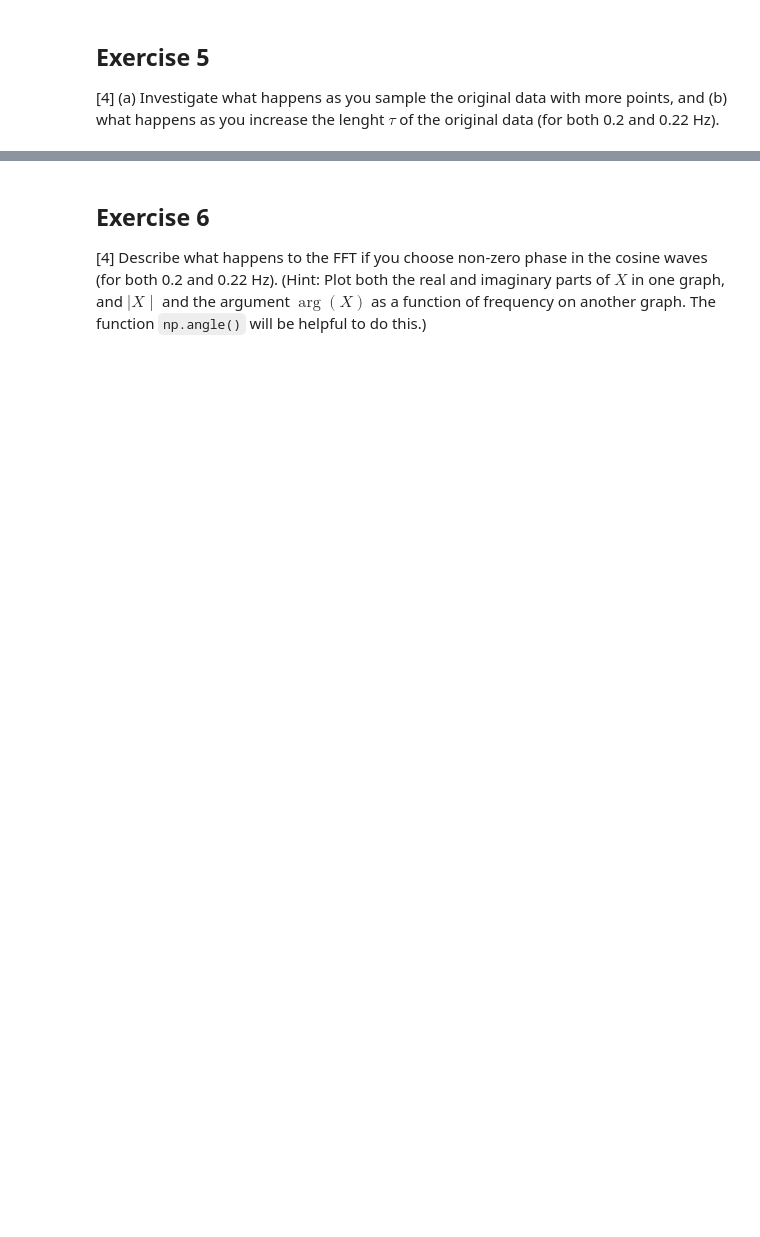
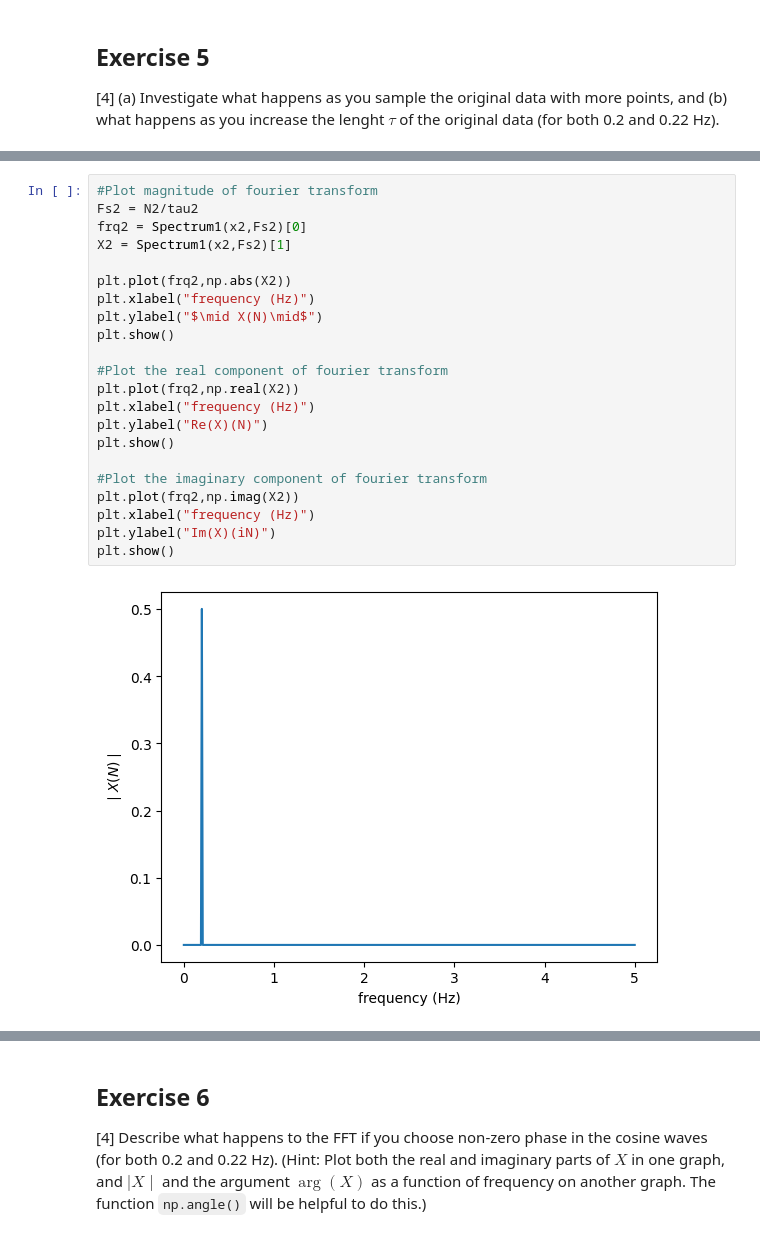
Before and after one commit to PX2145-2025/week-10-b-Morley-James, a Jupyter notebook: FFT.ipynb, the cells around one changed output, grey strips where cells are left out. Cells and saved outputs as stored; diff of their text form; blank space fills up the shorter version.

```diff
--- a/FFT.ipynb
+++ b/FFT.ipynb
@@ -369,0 +416,24 @@ plt.show()
+# %%
+#Plot magnitude of fourier transform
+Fs2 = N2/tau2
+frq2 = Spectrum1(x2,Fs2)[0]
+X2 = Spectrum1(x2,Fs2)[1]
+
+plt.plot(frq2,np.abs(X2))
+plt.xlabel("frequency (Hz)")
+plt.ylabel("$\mid X(N)\mid$")
+plt.show()
+
+#Plot the real component of fourier transform
+plt.plot(frq2,np.real(X2))
+plt.xlabel("frequency (Hz)")
+plt.ylabel("Re(X)(N)")
+plt.show()
+
+#Plot the imaginary component of fourier transform
+plt.plot(frq2,np.imag(X2))
+plt.xlabel("frequency (Hz)")
+plt.ylabel("Im(X)(iN)")
+plt.show()
+# %% [output]
+[figure, added]
```
Also changed, not shown: parts of 11 cells of this notebook.
